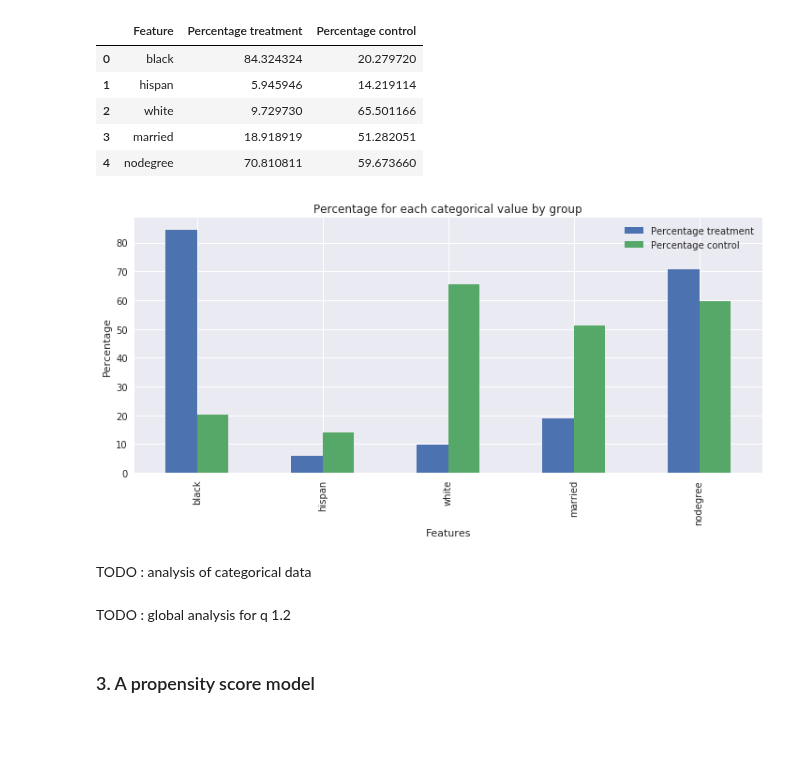
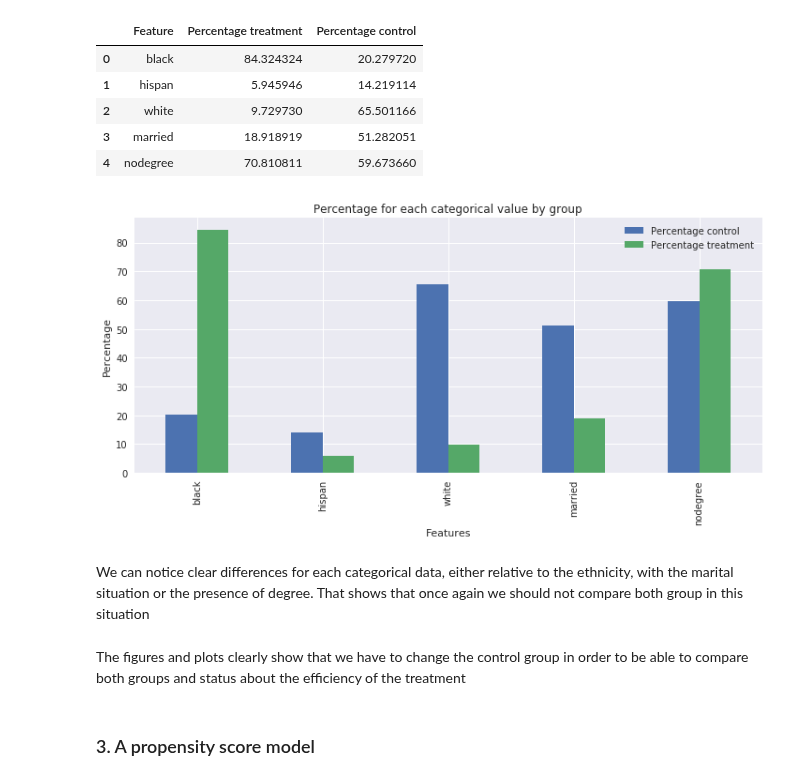
Before and after one commit to ImLemni/ada-epfl, a Jupyter notebook: 04-Applied_ML/Homework_4.ipynb, the cells around one changed output. Saved outputs shown, nothing was run; the diff lists cells and outputs as text; code cells hidden in the pictures; blank space fills up the shorter version.

Commit message:
Plots for Q1.4 and textual description

```diff
--- a/04-Applied_ML/Homework_4.ipynb
+++ b/04-Applied_ML/Homework_4.ipynb
@@ -283,13 +295,13 @@ We will only plot the percentage per group since it is not very representative t
 population_treated = df_treat.shape[0]
 population_control = df_control.shape[0]
 
-def feature_analysis(feature,desc,in_df=True,feature2=None):
+def feature_analysis(dftot,feature,desc,in_df=True,feature2=None):
     if in_df:
-        df_feat = df_lalonde_ori.loc[df_lalonde_ori[feature]==1]
+        df_feat = dftot.loc[dftot[feature]==1]
     #We add this condition to handle the case of categorical values with 3 values eg whith one of them not in the df
     # i.e:white people are people non black and non hispanic
     else :
-        df_nofeat_1 = df_lalonde_ori.loc[df_lalonde_ori[feature]==0]
+        df_nofeat_1 = dftot.loc[dftot[feature]==0]
         df_feat = df_nofeat_1[df_nofeat_1[feature2]==0]
     population_feature_treated = df_feat.loc[df_feat["treat"]==1].shape[0]
     population_feature_control = df_feat.loc[df_feat["treat"]==0].shape[0]
@@ -301,19 +313,19 @@ def feature_analysis(feature,desc,in_df=True,feature2=None):
     print()
     return percentage_feature_treated,percentage_feature_control
 
-def get_categorical_results():
+def get_categorical_results(dftot):
     #We define a dict wich associate each categorical value with a description
     associate_feature_desc = {"black":"Black people","hispan":"Hispanic people","white":"White people","married":"Married people","nodegree":"People without degree"}
     df_res = pd.DataFrame(columns=["Feature","Percentage treatment","Percentage control"])
     for key, value in associate_feature_desc.items():
         if key == "white":
-            p_t,p_c = feature_analysis("black",value,in_df=False,feature2="hispan")
+            p_t,p_c = feature_analysis(dftot,"black",value,in_df=False,feature2="hispan")
         else:
-            p_t,p_c = feature_analysis(key,value)
+            p_t,p_c = feature_analysis(dftot,key,value)
         df_res.loc[df_res.shape[0]] = [key,p_t,p_c]
     return df_res
 
-df_categorical = get_categorical_results()
+df_categorical = get_categorical_results(df_lalonde_ori)
 df_categorical
 # %% [output]
 Total number of Black people : 243
@@ -342,15 +354,15 @@ Number of People without degree in the control group : 256, which represents 59.
 | 3 | married | 18.918919 | 51.282051 |
 | 4 | nodegree | 70.810811 | 59.673660 |
 # %%
-plot = df_categorical.plot.bar(y=["Percentage treatment","Percentage control"],x=["Feature"], figsize=(12,5))
+plot = df_categorical.plot.bar(y=["Percentage control","Percentage treatment"],x=["Feature"], figsize=(12,5))
 plot.set_xlabel('Features');
 plot.set_ylabel('Percentage');
 plot.set_title('Percentage for each categorical value by group');
 # %% [output]
-[figure, old version]
+[figure, new version]
-# %% [markdown]
-TODO : analysis of categorical data
-# %% [markdown]
-TODO : global analysis for q 1.2
+# %% [markdown]
+We can notice clear differences for each categorical data, either relative to the ethnicity, with the marital situation or the presence of degree. That shows that once again we should not compare both group in this situation
+# %% [markdown]
+The figures and plots clearly show that we have to change the control group in order to be able to compare both groups and status about the efficiency of the treatment
 # %% [markdown]
 ### 3. A propensity score model
```
Also changed, not shown: parts of 41 cells of this notebook.
